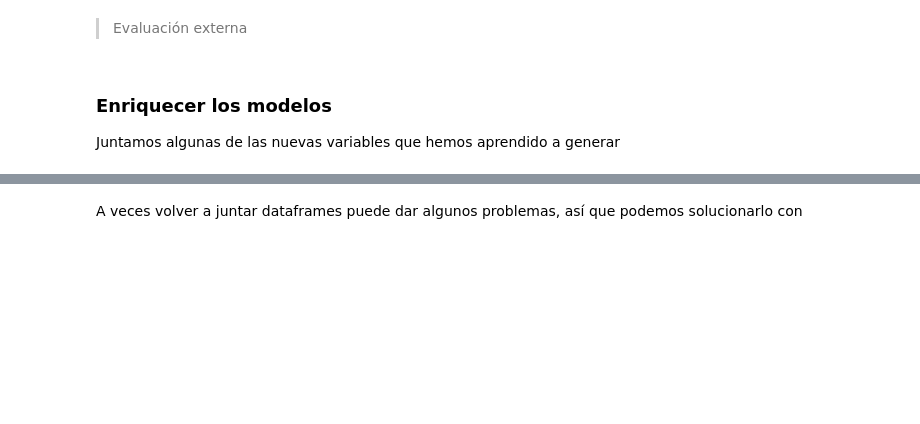
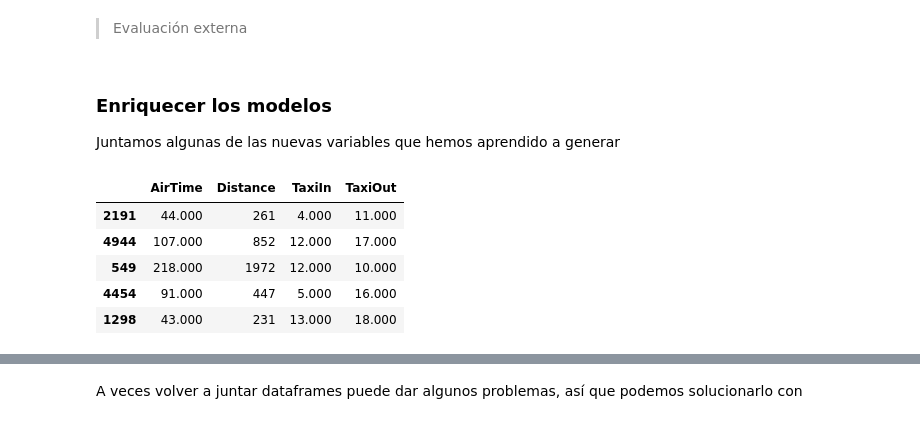
Before and after one commit to ricardoahumada/-Pythor_for_Data_Science, a Jupyter notebook: cap2/2.1.Intro_regresion.ipynb, the cells around one changed output, grey strips where cells are left out. Drawn from its saved outputs; the diff is of its cells as text; code cells hidden in the pictures; blank space fills up the shorter version.

```diff
--- a/cap2/2.1.Intro_regresion.ipynb
+++ b/cap2/2.1.Intro_regresion.ipynb
@@ -230,17 +239,24 @@ Juntamos algunas de las nuevas variables que hemos aprendido a generar
 # %%
 from sklearn import preprocessing
 from sklearn.preprocessing import PolynomialFeatures
 
 # Columnas básicas
-df = pd.read_csv("../data/2008_small.zip",nrows = 5e5)
+df = pd.read_csv("../data/2008_small.zip",nrows = 5e3)
 df = df.dropna(subset = ["ArrDelay"])
 df = df[df.AirTime > 0]
 
 df = df.sample(frac=1)
 
 X = df[['AirTime','Distance','TaxiIn','TaxiOut']]
 
 X.head()
+# %% [output]
+|  | AirTime | Distance | TaxiIn | TaxiOut |
+| 2191 | 44.000 | 261 | 4.000 | 11.000 |
+| 4944 | 107.000 | 852 | 12.000 | 17.000 |
+| 549 | 218.000 | 1972 | 12.000 | 10.000 |
+| 4454 | 91.000 | 447 | 5.000 | 16.000 |
+| 1298 | 43.000 | 231 | 13.000 | 18.000 |
 # %%
 # Cálculo de polinomios
 
```
Also changed, not shown: parts of 8 cells of this notebook, 4 other files.
